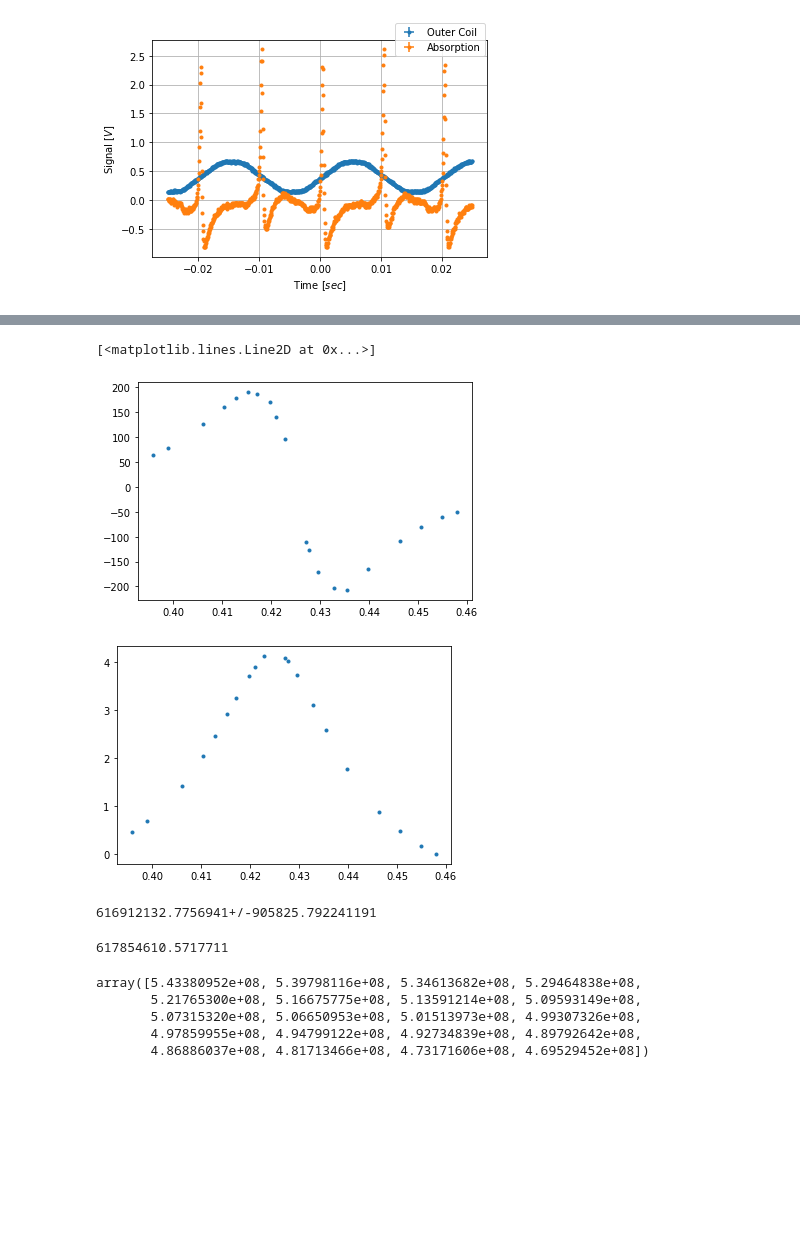
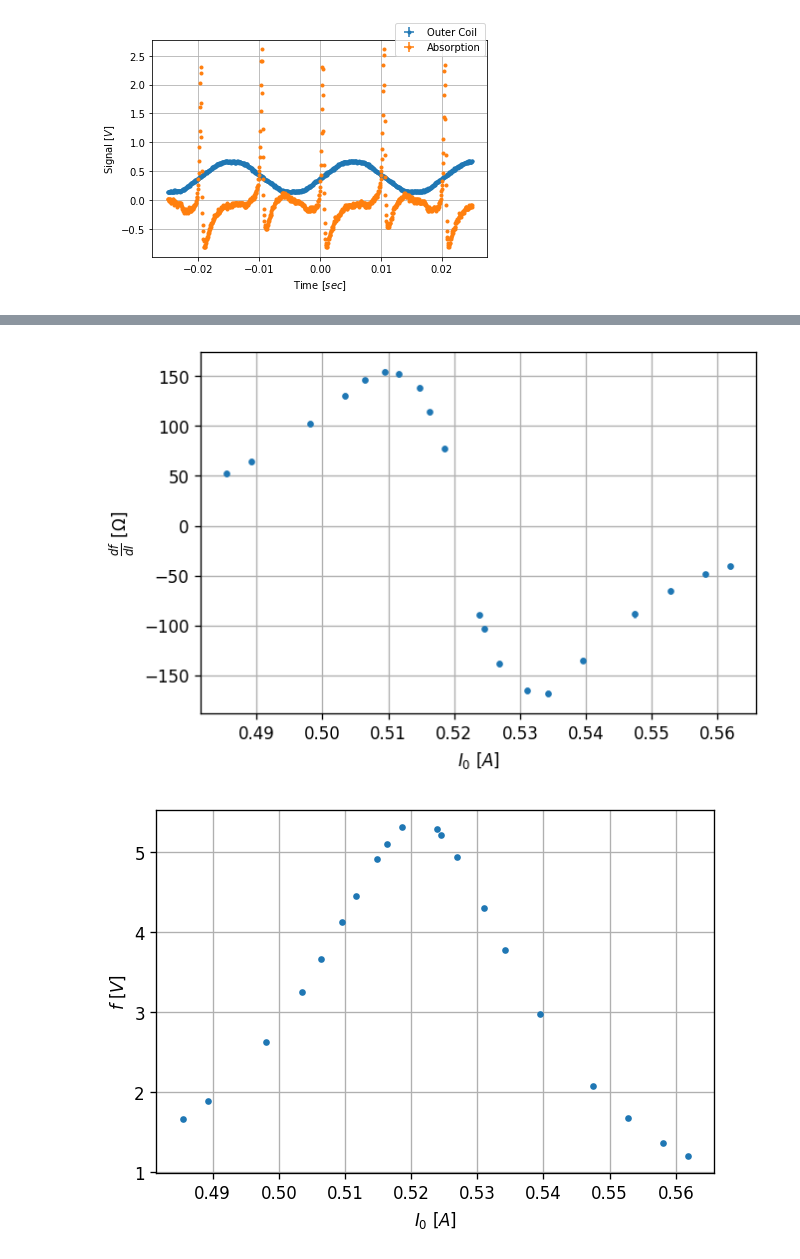
Before and after one commit to FlipperCoin/lab-4, a Jupyter notebook: esr/esr.ipynb, the cells around one changed output, grey strips where cells are left out. Cells and saved outputs as stored; diff of their text form; code cells hidden in the pictures; blank space fills up the shorter version.

```diff
--- a/esr/esr.ipynb
+++ b/esr/esr.ipynb
@@ -222,4 +255,21 @@ wavegen_ampl = np.array([   3.0,    3.0,   3.0,     2.66,  2.84,  2.9,    2.91,
 phase = np.array([          180,    180,   180,    180,    180,   180,    180,    180,    180,   180,    0,     0,      0,      0,     0,     0,      0,     0,     0,     0,     ]) # for sign
 avg_x = np.array([          458.02, 455.0, 450.63, 446.29, 439.8, 435.51, 432.91, 429.54, 427.62,427.06, 422.73,420.87, 419.65, 417.07,415.33,412.85, 410.4, 406.04,398.84,395.77,])*1e-3 # for dc I0, mV
 pk_pk = np.array([          0.15,   0.18,  0.24,   0.29,   0.47,  0.60,   0.59,   0.51,   0.38,  0.33,   0.28,  0.42,   0.50,   0.56,  0.57,  0.53,   0.48,  0.37,  0.23,  0.19,  ]) # for deltay, V pm 0.01
+
+phase[phase == 180] = -1
+phase[phase == 0] = 1
+
+I = unumpy.uarray(I, 0.001)
+V = unumpy.uarray(V, 0.01)
+wavegen_ampl = unumpy.uarray(wavegen_ampl, 0.01e-3)
+phase = unumpy.uarray(phase, 0)
+avg_x = unumpy.uarray(avg_x, 0.01e-3)
+pk_pk = unumpy.uarray(pk_pk, 0.01)
+dI = wavegen_ampl/R
+df = pk_pk/dI * phase
+I0 = avg_x/R
+
+sort_ind = np.argsort(noms(I0))
+I0 = np.take(I0, sort_ind)
+df = np.take(df, sort_ind)
 # %%
@@ -238,16 +288 @@ p.to_csv('data/t1.csv')
-# %%
-phase[phase == 180] = -1
-phase[phase == 0] = 1
-df = pk_pk/wavegen_ampl * phase
-
-plt.figure()
-plt.plot(avg_x, df, '.')
-
-f = cumtrapz(df, avg_x, initial=0)
-plt.figure()
-plt.plot(avg_x, f, '.')
-# %% [output]
-[<matplotlib.lines.Line2D at 0x...>]
-[figure, removed]
-[figure, removed]
 # %%
@@ -261,19 +296,23 @@ omega0 = unumpy.nominal_values(v*2*np.pi)
-# %%
-v_res*2*np.pi
-# %% [output]
-616912132.7756941+/-905825.792241191
-# %%
-omega
-# %% [output]
-617854610.5717711
-# %%
-omega0
-# %% [output]
-array([5.43380952e+08, 5.39798116e+08, 5.34613682e+08, 5.29464838e+08,
-       5.21765300e+08, 5.16675775e+08, 5.13591214e+08, 5.09593149e+08,
-       5.07315320e+08, 5.06650953e+08, 5.01513973e+08, 4.99307326e+08,
-       4.97859955e+08, 4.94799122e+08, 4.92734839e+08, 4.89792642e+08,
-       4.86886037e+08, 4.81713466e+08, 4.73171606e+08, 4.69529452e+08])
+# %%
+plt.figure(dpi=120)
+plt.errorbar(noms(I0), noms(df), devs(df), devs(I0), '.')
+plt.grid()
+plt.xlabel(r'$I_{0}$ $\left[A\right]$')
+plt.ylabel(r'$\frac{df}{dI}$ $\left[\Omega\right]$')
+plt.show()
+
+f = cumtrapz(noms(df), noms(I0), initial=0)
+# f += -f[-1] + 1.2e9
+f += -f[-1] + 1.2
+plt.figure(dpi=120)
+plt.errorbar(noms(I0), f, 0, devs(I0), '.')
+plt.grid()
+plt.xlabel(r'$I_{0}$ $\left[A\right]$')
+plt.ylabel(r'$f$ $\left[V\right]$')
+plt.show()
+# %% [output]
+[figure, added]
+[figure, added]
 # %%
 # def P(omega0, chi0, T2, H1, omega):
 #     return omega*H1**2*chi0*omega0*T2 / (1 + (omega0-omega)**2*T2**2)
```
Also changed, not shown: parts of 18 cells of this notebook.
